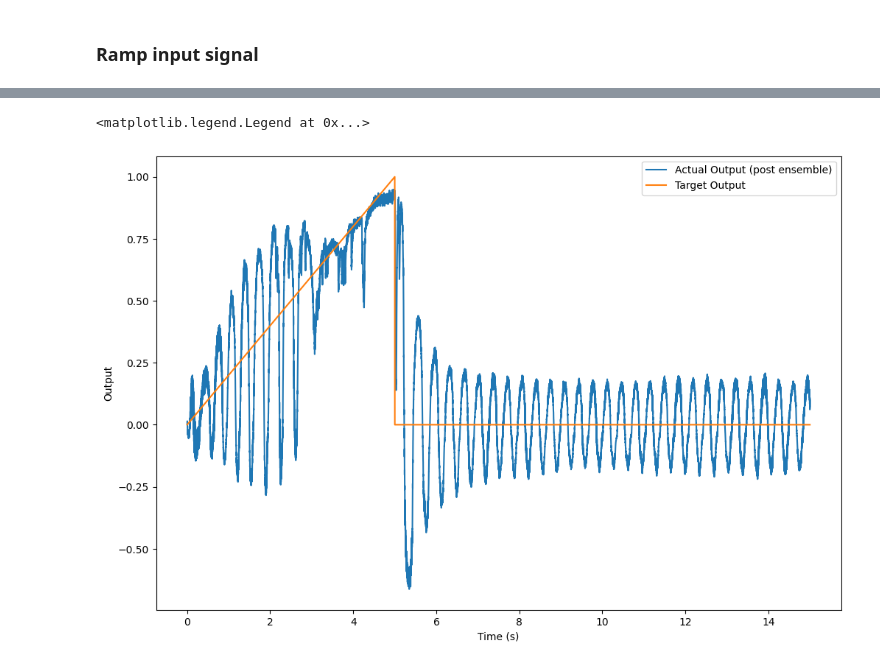
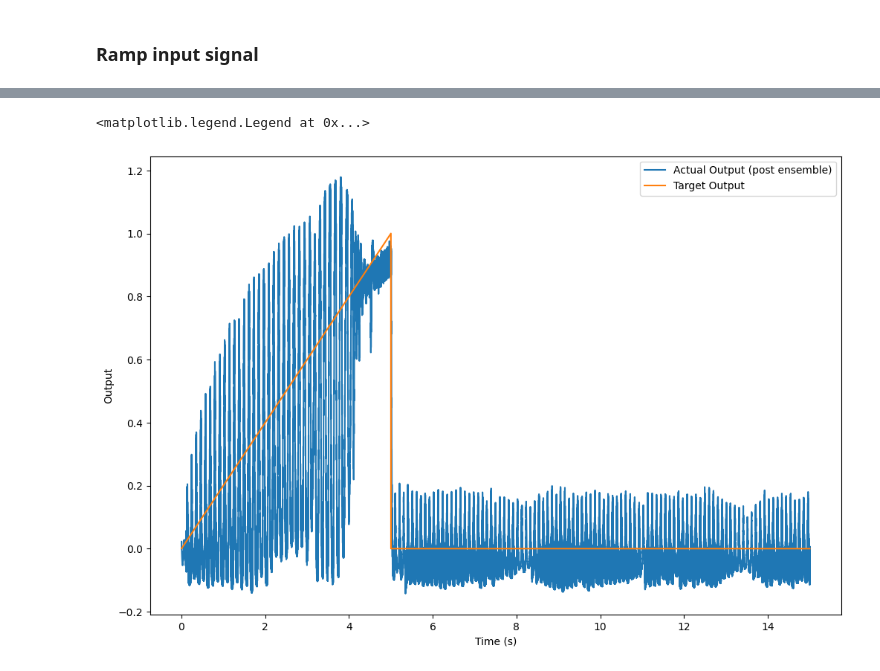
Before and after one commit to ob0117/Bayesian-Learning-Nengo, a Jupyter notebook: demo_bayesian_learning.ipynb, the cells around one changed output, grey strips where cells are left out. Saved outputs shown, nothing was run; the diff lists cells and outputs as text; code cells hidden in the pictures.

```diff
--- a/demo_bayesian_learning.ipynb
+++ b/demo_bayesian_learning.ipynb
@@ -32,7 +32,7 @@ with nengo.Network() as model:
         pre,
         post,
         function=lambda x: [0],
-        solver=nengo.solvers.Lstsq(weights=True),
+        solver=nengo.solvers.NoSolver(weights=True),
         learning_rule_type=Bayesian(
             prior_mean,
             prior_variance,
@@ -103,7 +103,7 @@ with nengo.Network() as model:
         pre,
         post,
         function=lambda x: [0],
-        solver=nengo.solvers.Lstsq(weights=True),
+        solver=nengo.solvers.NoSolver(weights=True),
         learning_rule_type=Bayesian(
             prior_mean,
             prior_variance,
@@ -177,7 +177,7 @@ with nengo.Network() as model:
         pre,
         post,
         function=lambda x: [0],
-        solver=nengo.solvers.Lstsq(weights=True),
+        solver=nengo.solvers.NoSolver(weights=True),
         learning_rule_type=Bayesian(
             prior_mean,
             prior_variance,
@@ -225,2 +225,2 @@ Simulation finished in 0:00:28.
 <matplotlib.legend.Legend at 0x...>
-[figure, old version]
+[figure, new version]
```
Also changed, not shown: parts of 3 cells of this notebook, 3 other files.
